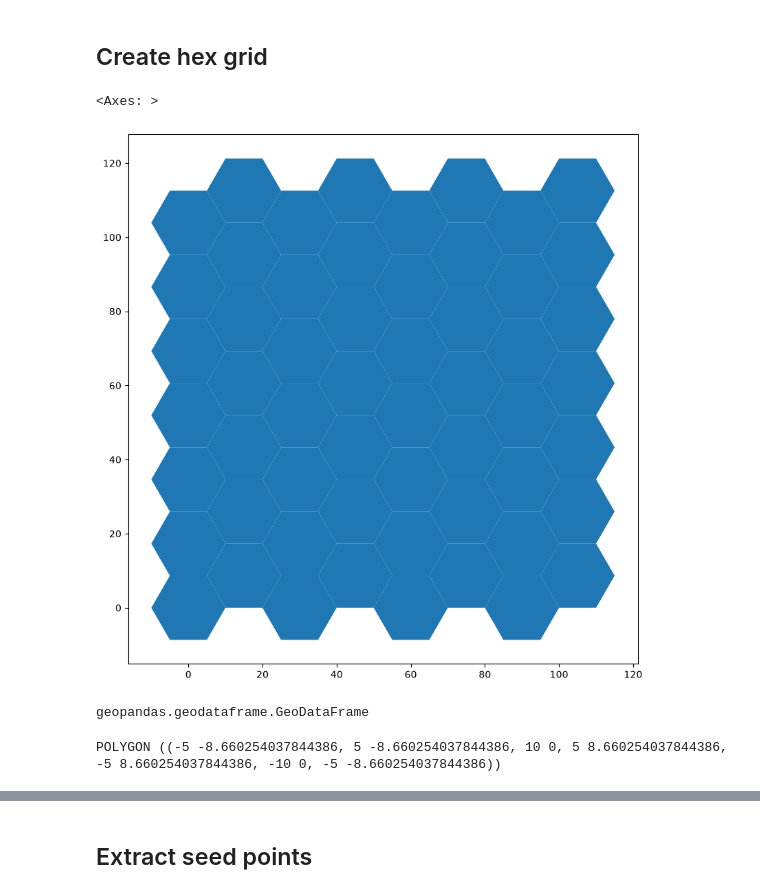
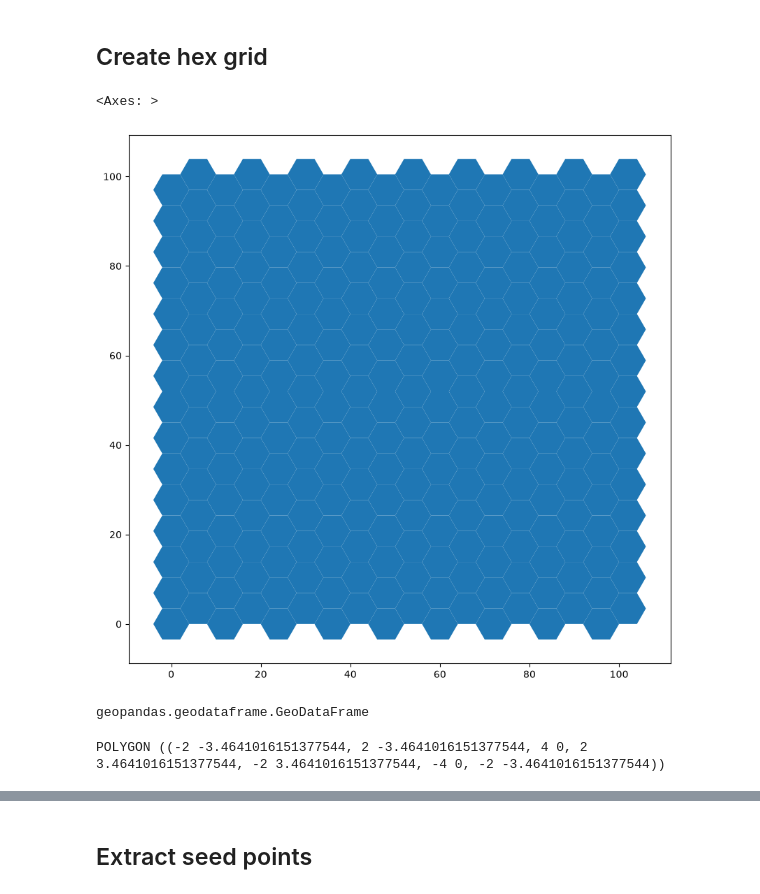
Before and after one commit to anyonectl/bicycle-network, a Jupyter notebook: code/initial/ga_mvp.ipynb, the cells around one changed output, grey strips where cells are left out. Saved outputs shown, nothing was run; the diff lists cells and outputs as text; code cells hidden in the pictures.

```diff
--- a/code/initial/ga_mvp.ipynb
+++ b/code/initial/ga_mvp.ipynb
@@ -23,11 +23,12 @@ print(base)
 # %% [markdown]
 ## Create hex grid
 # %%
-grid = ghg.make_grid_from_bounds(0., 0., 100., 100., R=10.)
+R = 4
+grid = ghg.make_grid_from_bounds(0., 0., 100., 100., R)
 grid.plot(figsize=(10, 10))
 # %% [output]
 <Axes: >
-[figure, old version]
+[figure, new version]
 # %%
 type(grid)
 # %% [output]
@@ -37,7 +38,7 @@ hex_example = grid.iat[0,-1]
 hex_example
 print(hex_example)
 # %% [output]
-POLYGON ((-5 -8.660254037844386, 5 -8.660254037844386, 10 0, 5 8.660254037844386, -5 8.660254037844386, -10 0, -5 -8.660254037844386))
+POLYGON ((-2 -3.4641016151377544, 2 -3.4641016151377544, 4 0, 2 3.4641016151377544, -2 3.4641016151377544, -4 0, -2 -3.4641016151377544))
 # %%
 print(f"area: {hex_example.area}")
 print(f"boundary: {hex_example.boundary}")
```
Also changed, not shown: parts of 24 cells of this notebook.
